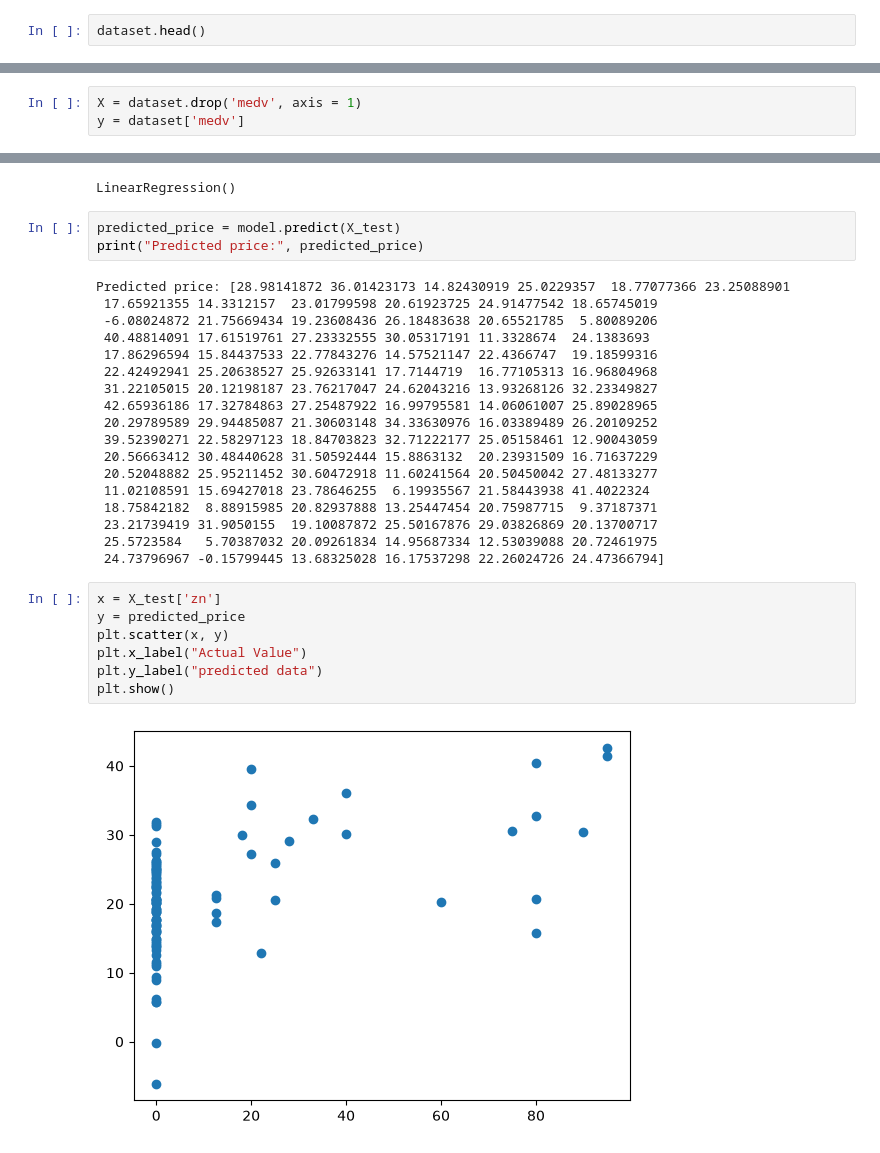
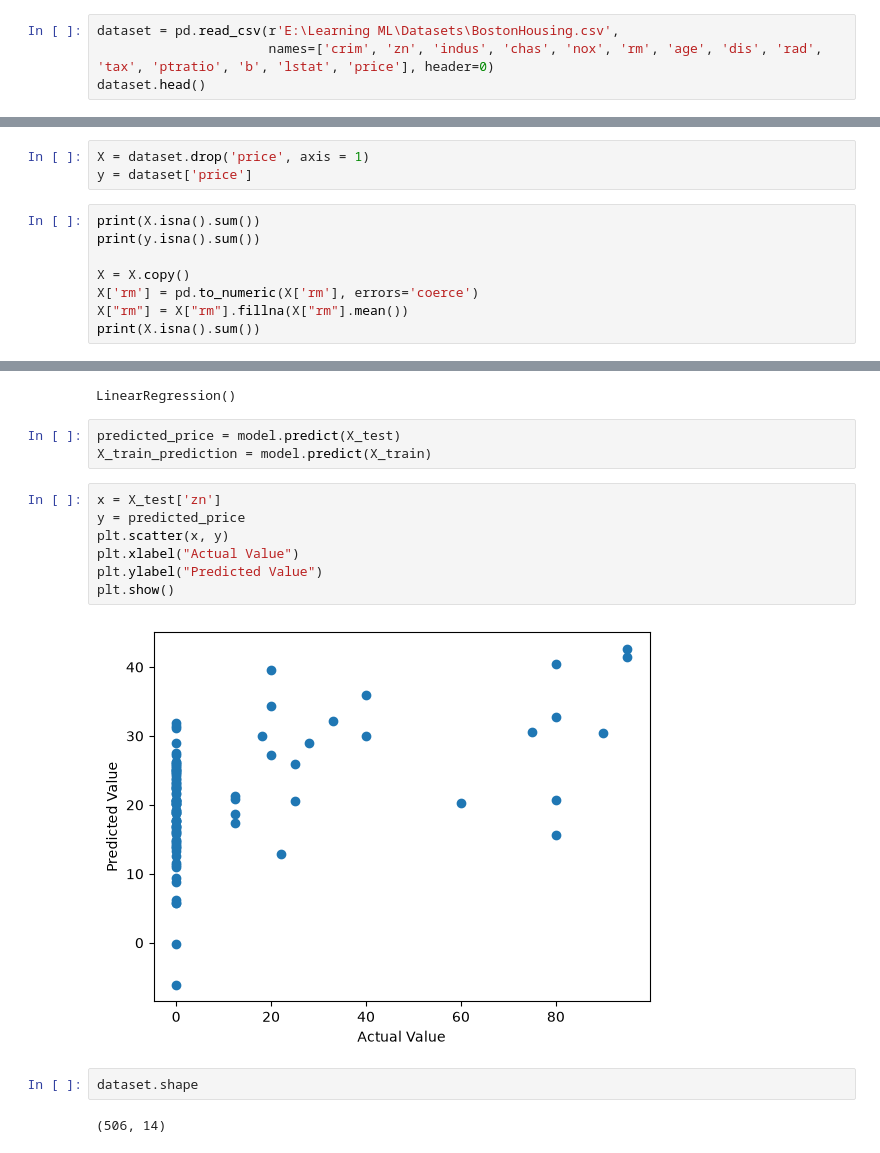
Before and after one commit to Blanc3144/Learning-ML, a Jupyter notebook: Boston_price_prediction.ipynb, the cells around one changed output, grey strips where cells are left out. Saved outputs shown, nothing was run; the diff lists cells and outputs as text.

```diff
--- a/Boston_price_prediction.ipynb
+++ b/Boston_price_prediction.ipynb
@@ -36,4 +10,6 @@ dtype: int64
 # %%
+dataset = pd.read_csv(r'E:\Learning ML\Datasets\BostonHousing.csv',
+                      names=['crim', 'zn', 'indus', 'chas', 'nox', 'rm', 'age', 'dis', 'rad', 'tax', 'ptratio', 'b', 'lstat', 'price'], header=0)
 dataset.head()
 # %% [output]
 |  | crim | zn | indus | chas | nox | rm | age | dis | rad | tax | ptratio | ... |
@@ -43,5 +19,13 @@ dataset.head()
 | 3 | 0.03237 | 0.0 | 2.18 | 0 | 0.458 | 6.998 | 45.8 | 6.0622 | 3 | 222 | 18.7 | ... |
 | 4 | 0.06905 | 0.0 | 2.18 | 0 | 0.458 | 7.147 | 54.2 | 6.0622 | 3 | 222 | 18.7 | ... |
 # %%
-X = dataset.drop('medv', axis = 1)
-y = dataset['medv']
+X = dataset.drop('price', axis = 1)
+y = dataset['price']
+# %%
+print(X.isna().sum())
+print(y.isna().sum())
+
+X = X.copy()
+X['rm'] = pd.to_numeric(X['rm'], errors='coerce')
+X["rm"] = X["rm"].fillna(X["rm"].mean())
+print(X.isna().sum())
@@ -54,31 +56,17 @@ model.fit(X_train, y_train)
 LinearRegression()
 # %%
 predicted_price = model.predict(X_test)
-print("Predicted price:", predicted_price)
+X_train_prediction = model.predict(X_train)
-# %% [output]
-Predicted price: [28.98141872 36.01423173 14.82430919 25.0229357  18.77077366 23.25088901
- 17.65921355 14.3312157  23.01799598 20.61923725 24.91477542 18.65745019
- -6.08024872 21.75669434 19.23608436 26.18483638 20.65521785  5.80089206
- 40.48814091 17.61519761 27.23332555 30.05317191 11.3328674  24.1383693
- 17.86296594 15.84437533 22.77843276 14.57521147 22.4366747  19.18599316
- 22.42492941 25.20638527 25.92633141 17.7144719  16.77105313 16.96804968
- 31.22105015 20.12198187 23.76217047 24.62043216 13.93268126 32.23349827
- 42.65936186 17.32784863 27.25487922 16.99795581 14.06061007 25.89028965
- 20.29789589 29.94485087 21.30603148 34.33630976 16.03389489 26.20109252
- 39.52390271 22.58297123 18.84703823 32.71222177 25.05158461 12.90043059
- 20.56663412 30.48440628 31.50592444 15.8863132  20.23931509 16.71637229
- 20.52048882 25.95211452 30.60472918 11.60241564 20.50450042 27.48133277
- 11.02108591 15.69427018 23.78646255  6.19935567 21.58443938 41.4022324
- 18.75842182  8.88915985 20.82937888 13.25447454 20.75987715  9.37187371
- 23.21739419 31.9050155  19.10087872 25.50167876 29.03826869 20.13700717
- 25.5723584   5.70387032 20.09261834 14.95687334 12.53039088 20.72461975
- 24.73796967 -0.15799445 13.68325028 16.17537298 22.26024726 24.47366794]
 # %%
 x = X_test['zn']
 y = predicted_price
 plt.scatter(x, y)
-plt.x_label("Actual Value")
-plt.y_label("predicted data")
+plt.xlabel("Actual Value")
+plt.ylabel("Predicted Value")
 plt.show()
 # %% [output]
-[figure, old version]
+[figure, new version]
+# %%
+dataset.shape
+# %% [output]
+(506, 14)
```
Also changed, not shown: parts of 3 cells of this notebook.
